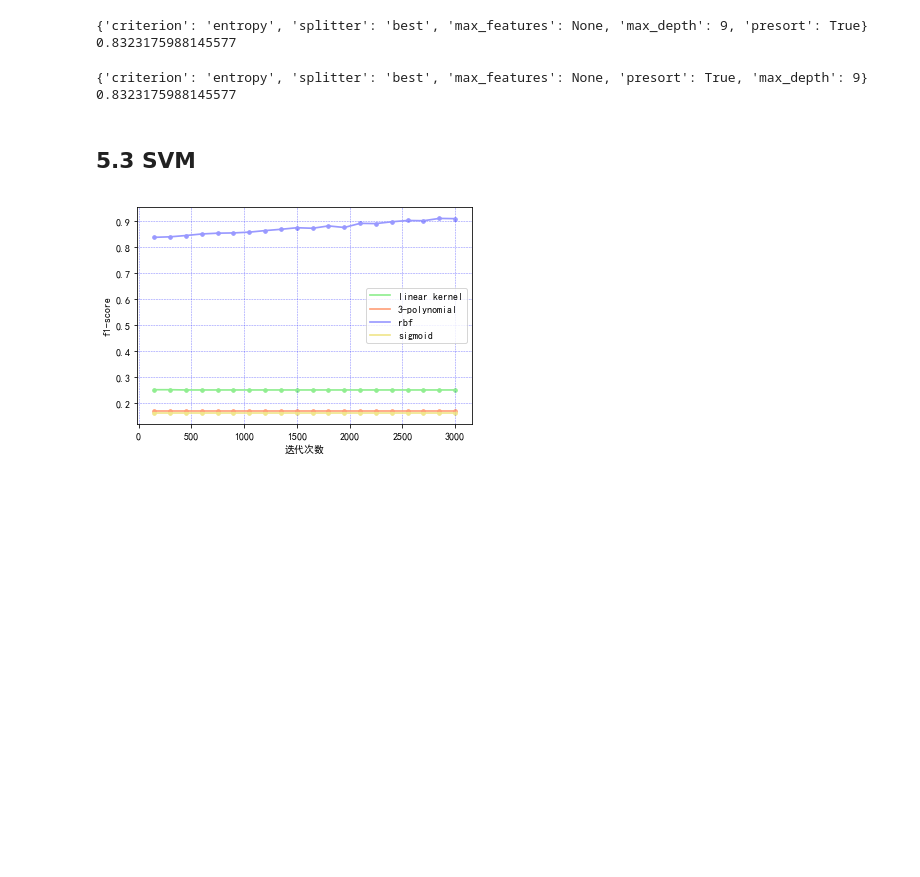
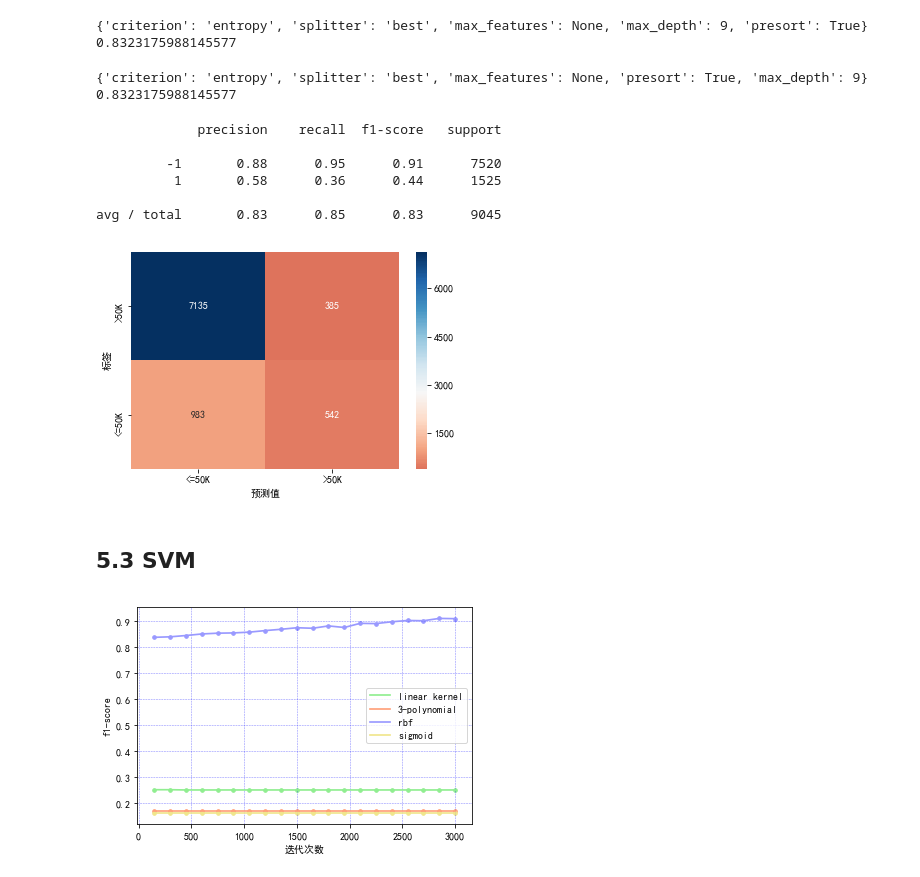
Before and after one commit to shinshiner/CS245-Data-Science, a Jupyter notebook: Adult++/main.ipynb, the cells around one changed output. Saved outputs shown, nothing was run; the diff lists cells and outputs as text; code cells hidden in the pictures; blank space fills up the shorter version.

```diff
--- a/Adult++/main.ipynb
+++ b/Adult++/main.ipynb
@@ -726,6 +731,35 @@ export_graphviz(grid.best_estimator_, filled=True, out_file='report/img/gs_norm.
 # %% [output]
 {'criterion': 'entropy', 'splitter': 'best', 'max_features': None, 'presort': True, 'max_depth': 9}
 0.8323175988145577
+# %%
+model = DecisionTreeClassifier(random_state=random_seed,
+                               criterion='entropy',
+                               splitter='best',
+                               max_features=None,
+                               presort=True,
+                               max_depth=9)
+model.fit(x_tr, y_tr)
+y_pre = model.predict(x_t)
+
+cm = confusion_matrix(y_t, y_pre)
+print(classification_report(y_t, y_pre))
+
+plt.figure(figsize=(6, 4))
+#plt.subplot(2,1,1)
+sns.heatmap(cm, annot=True, fmt="d", xticklabels=['<=50K', '>50K'], yticklabels=['>50K', '<=50K'], cmap='RdBu', center=2770)
+plt.ylabel("标签")
+plt.xlabel("预测值")
+
+plt.savefig('report/img/dt_cm')
+plt.show()
+# %% [output]
+             precision    recall  f1-score   support
+
+         -1       0.88      0.95      0.91      7520
+          1       0.58      0.36      0.44      1525
+
+avg / total       0.83      0.85      0.83      9045
+[figure, added]
 # %% [markdown]
 ## 5.3 SVM
 # %%
```
Also changed, not shown: parts of 6 cells of this notebook, 11 other files.
